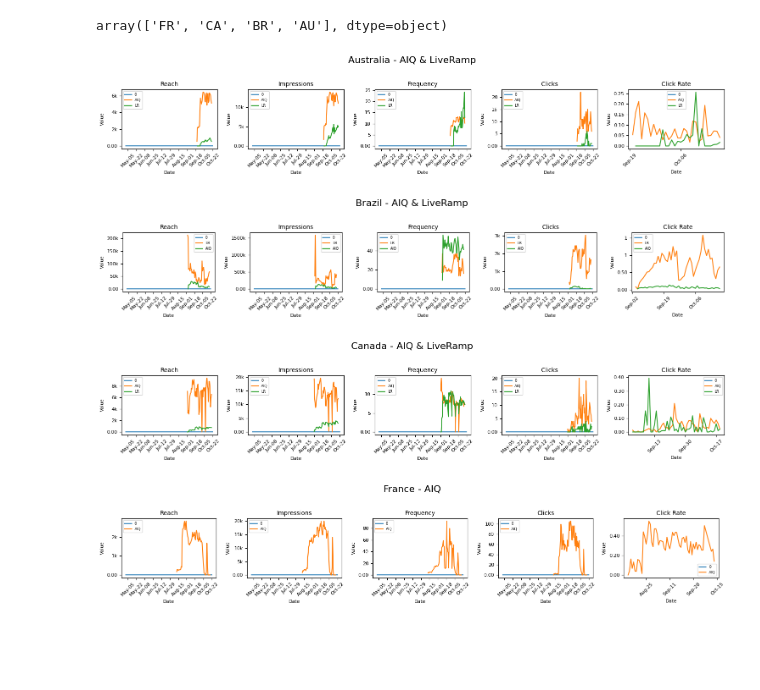
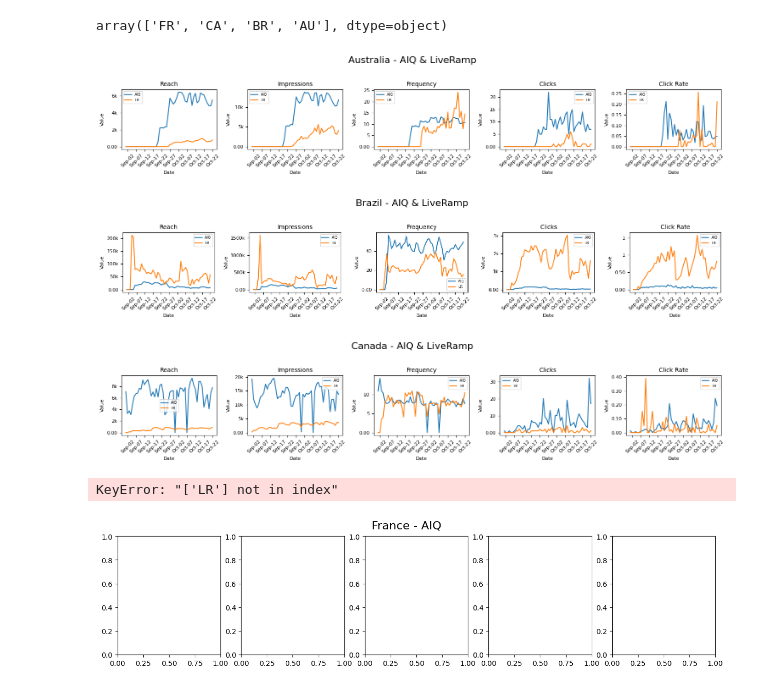
Before and after one commit to 0xrsfagundes/File-Manipulation, a Jupyter notebook: ID Providers Test/AIQ vs LiveRamp ATS (AU, BR, CA, FR)/2. Charts (by Date) Fixed Calendar.ipynb, the cells around one changed output. Drawn from its saved outputs; the diff is of its cells as text; code cells hidden in the pictures; blank space fills up the shorter version.

```diff
--- a/ID Providers Test/AIQ vs LiveRamp ATS (AU, BR, CA, FR)/2. Charts (by Date) Fixed Calendar.ipynb
+++ b/ID Providers Test/AIQ vs LiveRamp ATS (AU, BR, CA, FR)/2. Charts (by Date) Fixed Calendar.ipynb
@@ -113,11 +130,12 @@ merged_df_fr = pd.merge(calendar, df_fr, on=['Date'], how='left').fillna(0)
-# %%
-# Plot data
-plot_country_data(merged_df_au, '2023-09-01', '2023-10-22', 'Australia - AIQ & LiveRamp')
-plot_country_data(merged_df_br, '2023-09-01', '2023-10-22', 'Brazil - AIQ & LiveRamp')
-plot_country_data(merged_df_ca, '2023-09-01', '2023-10-22', 'Canada - AIQ & LiveRamp')
-plot_country_data(merged_df_fr, '2023-09-01', '2023-10-22', 'France - AIQ')
-# %% [output]
-[figure, removed]
-[figure, removed]
-[figure, removed]
-[figure, removed]
+# %%
+# Plot data
+plot_country_data(df_au, '2023-09-01', '2023-10-22', 'Australia - AIQ & LiveRamp')
+plot_country_data(df_br, '2023-09-01', '2023-10-22', 'Brazil - AIQ & LiveRamp')
+plot_country_data(df_ca, '2023-09-01', '2023-10-22', 'Canada - AIQ & LiveRamp')
+plot_country_data(df_fr, '2023-09-01', '2023-10-22', 'France - AIQ')
+# %% [output]
+[figure, added]
+[figure, added]
+[figure, added]
+KeyError: "['LR'] not in index"
+[figure, added]
```
Also changed, not shown: parts of 8 cells of this notebook, 3 other files.
